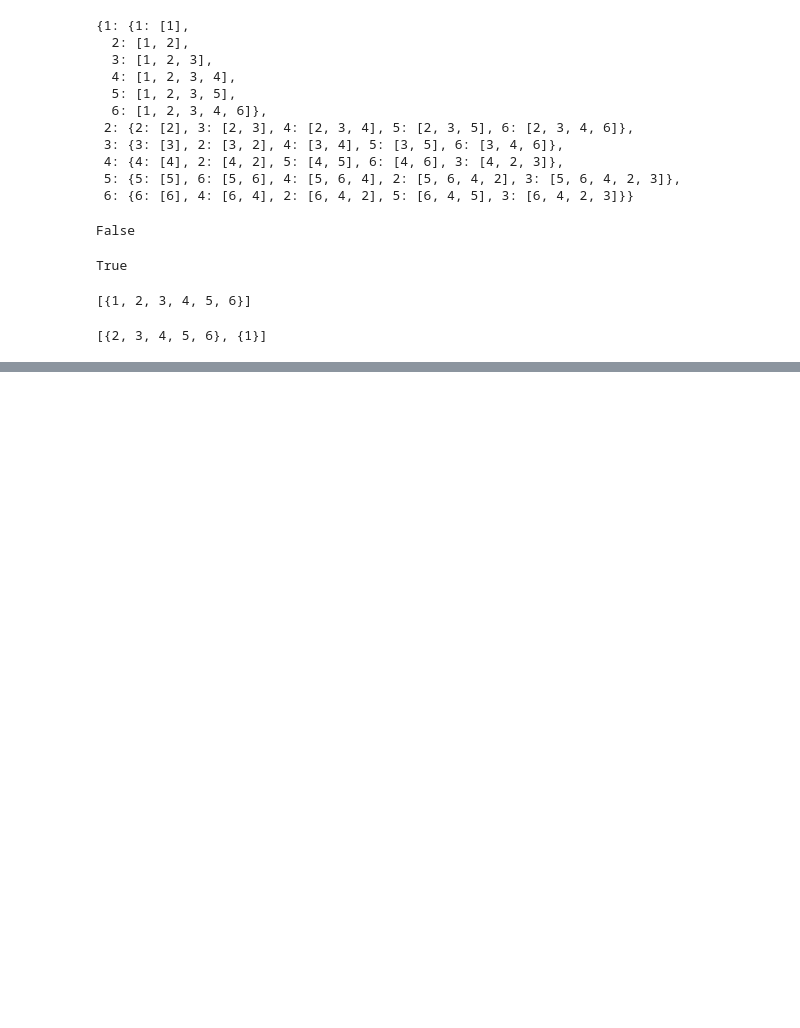
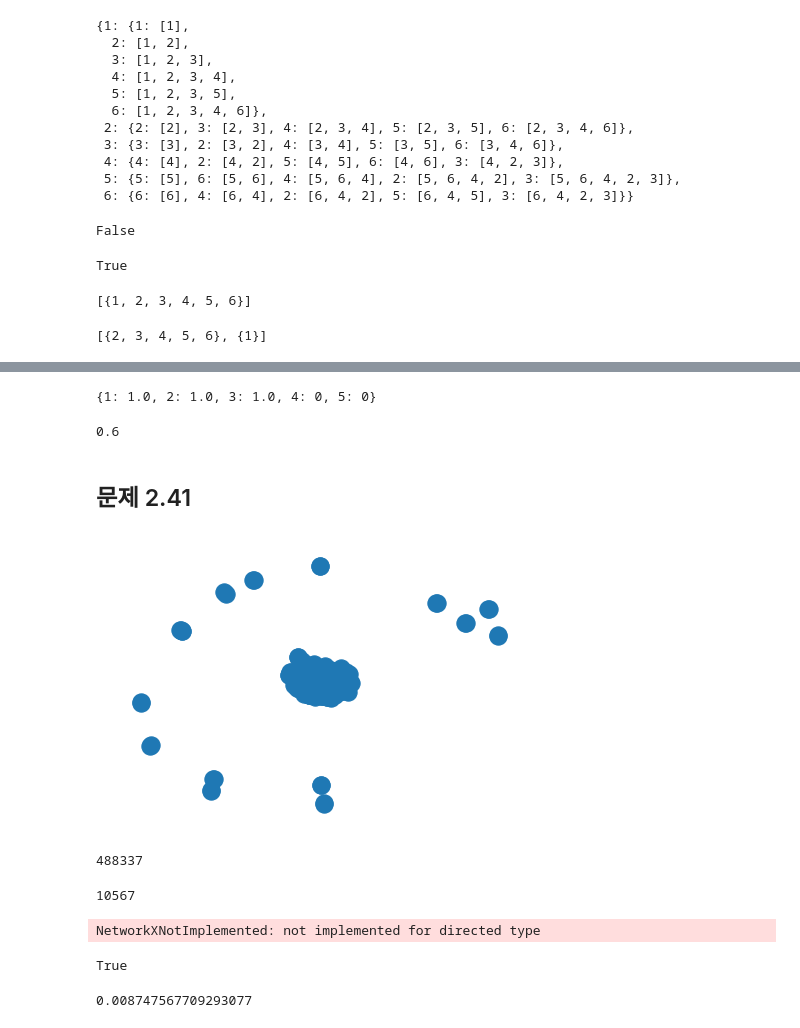
Before and after one commit to hr1588/network, a Jupyter notebook: 2장.ipynb, the cells around one changed output, grey strips where cells are left out. Saved outputs shown, nothing was run; the diff lists cells and outputs as text; code cells hidden in the pictures; blank space fills up the shorter version.

```diff
--- a/2장.ipynb
+++ b/2장.ipynb
@@ -197,0 +216,10 @@ list(nx.strongly_connected_components(d))
+# %%
+nx.clustering(g) # 노드의 딕셔너리 -> 뭉침 계수
+# %% [output]
+{1: 1.0, 2: 1.0, 3: 1.0, 4: 0, 5: 0}
+# %%
+nx.average_clustering(g) # 네트워크의 뭉침 계수
+# %% [output]
+0.6
+# %% [markdown]
+## 문제 2.41
@@ -197,0 +228,26 @@ list(nx.strongly_connected_components(d))
+# %%
+G = nx.read_edgelist('socfb-Northwestern25.edges.gz')
+# %%
+nx.draw(G)
+# %% [output]
+[figure, added]
+# %%
+G.number_of_edges()
+# %% [output]
+488337
+# %%
+G.number_of_nodes()
+# %% [output]
+10567
+# %%
+nx.is_connected(d)
+# %% [output]
+NetworkXNotImplemented: not implemented for directed type
+# %%
+nx.is_weakly_connected(d) # 약하게 연결된 네트워크
+# %% [output]
+True
+# %%
+nx.density(G) # 조밀도
+# %% [output]
+0.008747567709293077
```
Also changed, not shown: parts of 10 cells of this notebook.
